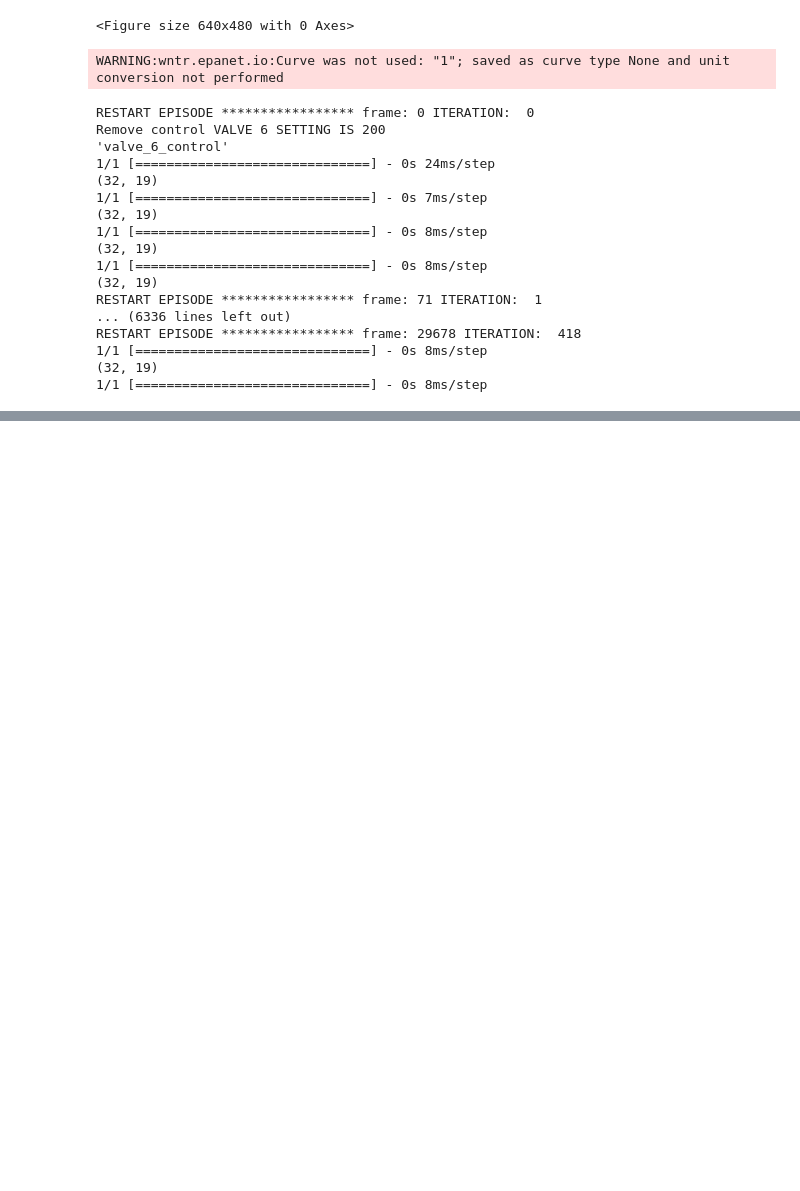
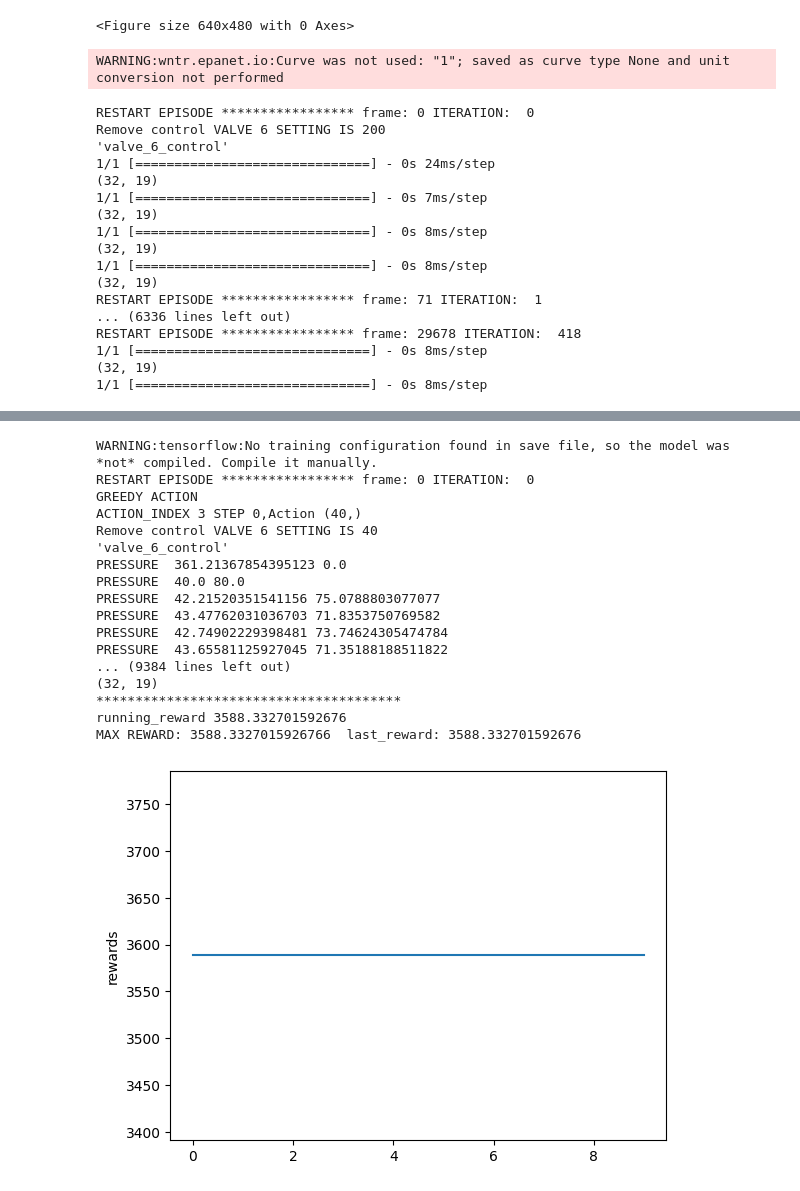
Before and after one commit to hoseinlook/WDN, a Jupyter notebook: project.ipynb, the cells around one changed output, grey strips where cells are left out. Cells and saved outputs as stored; diff of their text form; code cells hidden in the pictures; blank space fills up the shorter version.

```diff
--- a/project.ipynb
+++ b/project.ipynb
@@ -152,0 +172,9 @@ PRESSURE  49.72530300648515 51.09
+# %%
+network_name="simple_net"
+action_zone =DEFAULT_ACTION_ZONE
+dqn_water = DQN_WaterNetwork(network_name,action_zone,iterations=10,epsilon_max=0,epsilon_min=0,epsilon_random_frames=0,do_log=True,random_failure=0)
+# dqn_water = DQN_WaterNetwork(network_name,iterations=500,do_log=False,action_zone=action_zone)
+dqn_water.load_model(BASE_MODEL_PATH.joinpath(network_name))
+dqn_water.train()
+dqn_water.plot_rewards(show=True)
+# %% [output]
@@ -152,0 +182,18 @@ PRESSURE  49.72530300648515 51.09
+WARNING:tensorflow:No training configuration found in save file, so the model was *not* compiled. Compile it manually.
+RESTART EPISODE ***************** frame: 0 ITERATION:  0
+GREEDY ACTION
+ACTION_INDEX 3 STEP 0,Action (40,)
+Remove control VALVE 6 SETTING IS 40
+'valve_6_control'
+PRESSURE  361.21367854395123 0.0
+PRESSURE  40.0 80.0
+PRESSURE  42.21520351541156 75.0788803077077
+PRESSURE  43.47762031036703 71.8353750769582
+PRESSURE  42.74902229398481 73.74624305474784
+PRESSURE  43.65581125927045 71.35188188511822
+... (9384 lines left out)
+(32, 19)
+***************************************
+running_reward 3588.332701592676
+MAX REWARD: 3588.3327015926766  last_reward: 3588.332701592676
+[figure, added]
```
Also changed, not shown: parts of 11 cells of this notebook, 2 other files.
